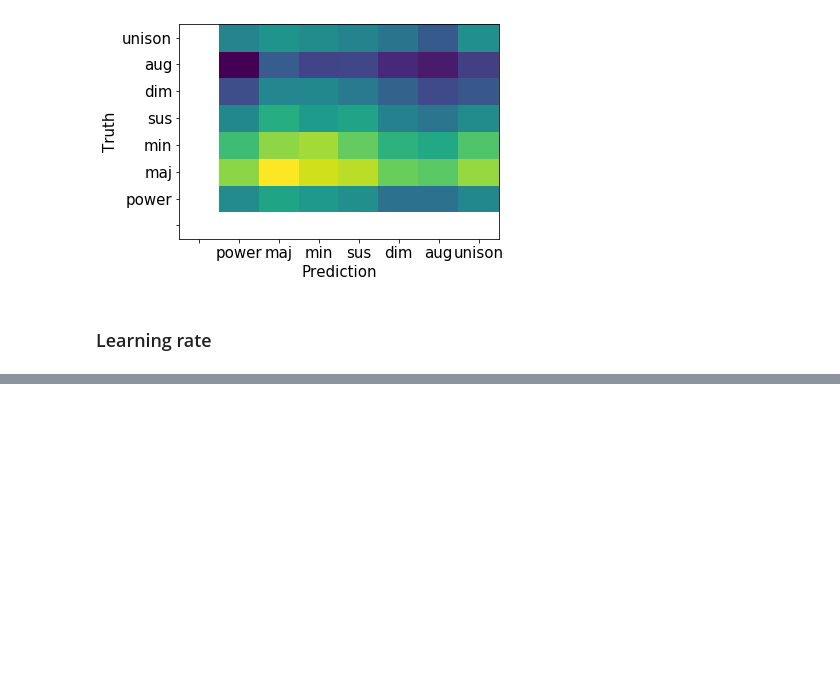
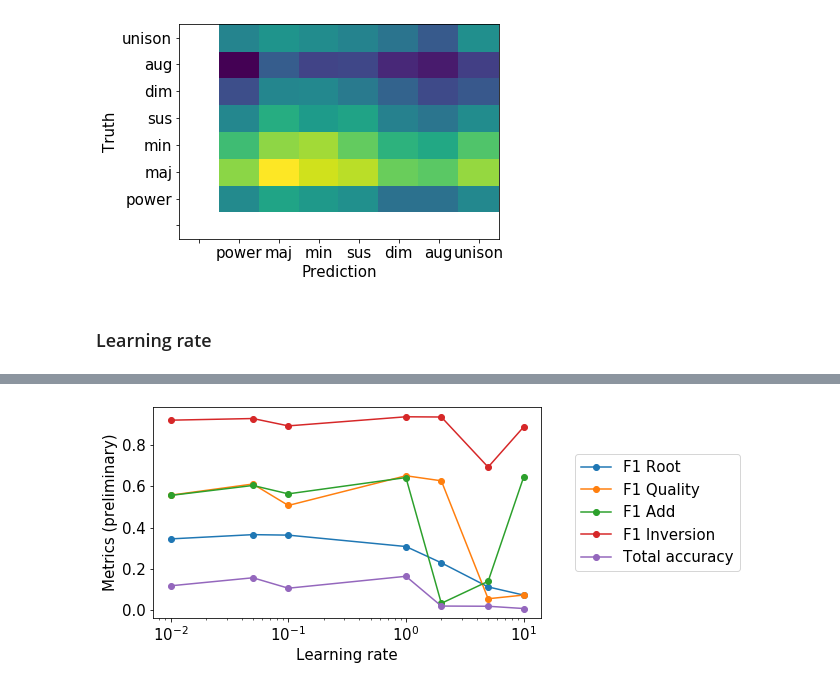
Before and after one commit to tristanlmiller/auto-guitar-tabs, a Jupyter notebook: Other models.ipynb, the cells around one changed output, grey strips where cells are left out. Drawn from its saved outputs; the diff is of its cells as text; code cells hidden in the pictures; blank space fills up the shorter version.

```diff
--- a/Other models.ipynb
+++ b/Other models.ipynb
@@ -303,0 +355,25 @@ python chord_train.py full xgb_l1 xgb --frac 0.05 --params T 30 10 1;
+# %%
+metrics = [pickle.load(open("Models/xgb_l001_metrics.pkl", 'rb'))]
+metrics.append(pickle.load(open("Models/xgb_l005_metrics.pkl", 'rb')))
+metrics.append(pickle.load(open("Models/xgb_l01_metrics.pkl", 'rb')))
+metrics.append(pickle.load(open("Models/xgb_l02_metrics.pkl", 'rb')))
+metrics.append(pickle.load(open("Models/xgb_l05_metrics.pkl", 'rb')))
+metrics.append(pickle.load(open("Models/xgb_l1_metrics.pkl", 'rb')))
+metrics.append(pickle.load(open("Models/xgb_l2_metrics.pkl", 'rb')))
+metrics.append(pickle.load(open("Models/xgb_l5_metrics.pkl", 'rb')))
+metrics.append(pickle.load(open("Models/xgb_l10_metrics.pkl", 'rb')))
+# %%
+learning_rate = [0.01,0.05,0.1,1,2,5,10]
+plt.figure(figsize=(10,4))
+plt.plot(learning_rate, [m['root_F1_valid'] for m in metrics],'-o');
+plt.plot(learning_rate, [m['quality_F1_valid'] for m in metrics],'-o');
+plt.plot(learning_rate, [m['add_F1_valid'] for m in metrics],'-o');
+plt.plot(learning_rate, [m['inv_F1_valid'] for m in metrics],'-o');
+plt.plot(learning_rate, [m['total_acc_valid'] for m in metrics],'-o');
+plt.xlabel('Learning rate')
+plt.ylabel('Metrics (preliminary)')
+plt.xscale('log')
+plt.legend(['F1 Root','F1 Quality','F1 Add','F1 Inversion','Total accuracy'],bbox_to_anchor=(1.3, .5),loc='center')
+plt.tight_layout()
+# %% [output]
+[figure, added]
```
Also changed, not shown: parts of 9 cells of this notebook, 1 other file.
